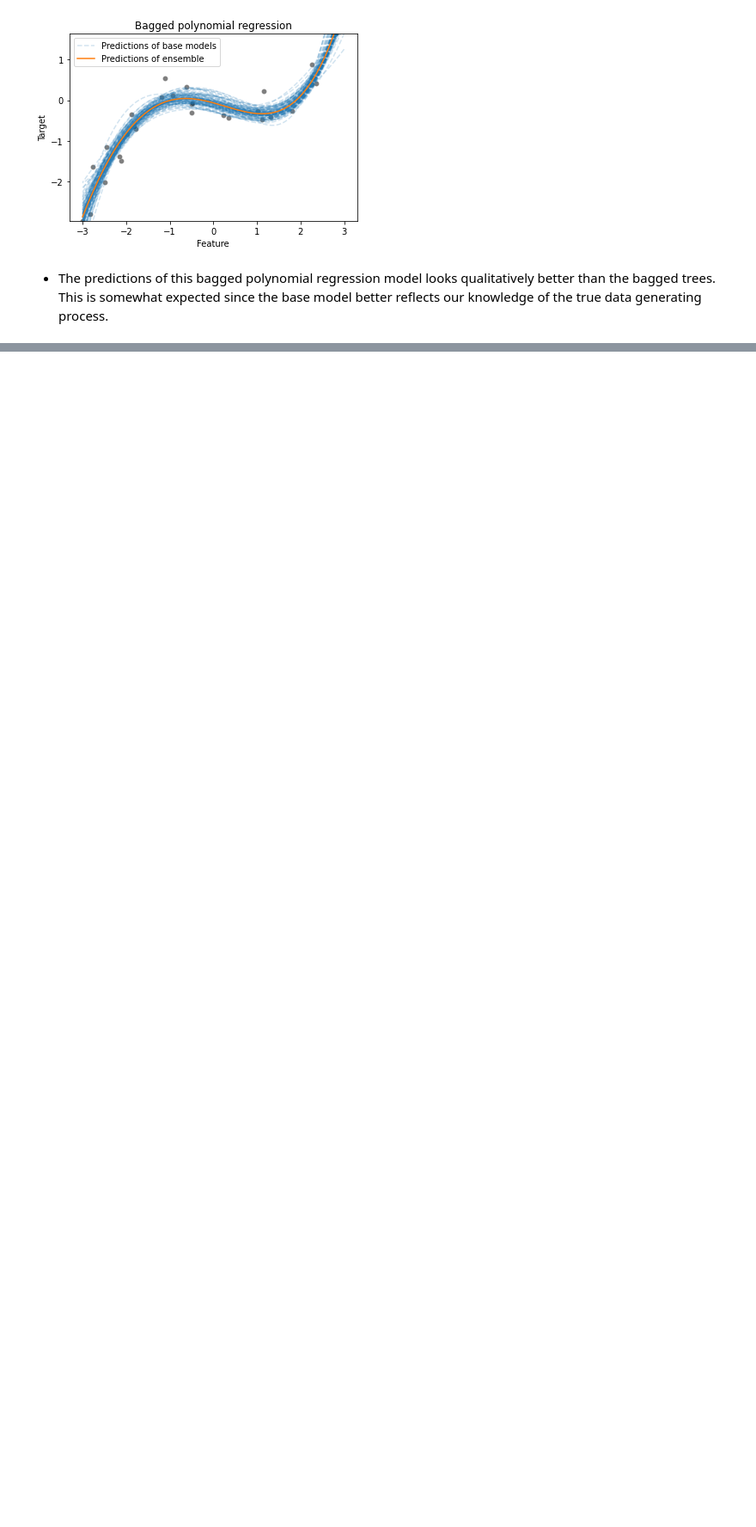
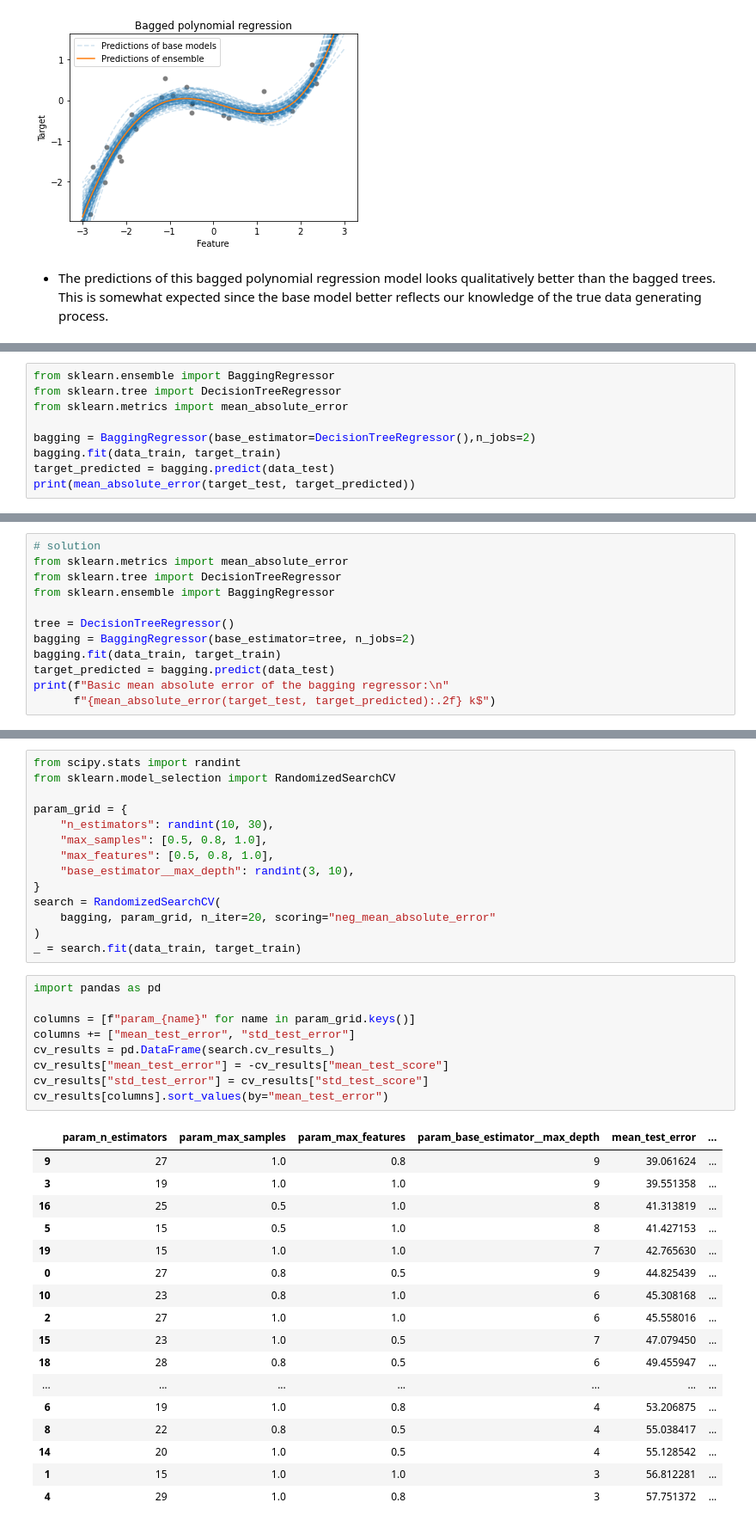
Before and after one commit to yangoos57/dataStudy, a Jupyter notebook: ML/[inria] scikit-learn course/M06_02 Bagging .ipynb, the cells around one changed output, grey strips where cells are left out. Shown at 86% size. Drawn from its saved outputs; the diff is of its cells as text; blank space fills up the shorter version.

```diff
--- a/ML/[inria] scikit-learn course/M06_02 Bagging .ipynb
+++ b/ML/[inria] scikit-learn course/M06_02 Bagging .ipynb
@@ -233,0 +244,9 @@ _ = plt.title("Bagged polynomial regression")
+# %%
+from sklearn.ensemble import BaggingRegressor
+from sklearn.tree import DecisionTreeRegressor
+from sklearn.metrics import mean_absolute_error
+
+bagging = BaggingRegressor(base_estimator=DecisionTreeRegressor(),n_jobs=2)
+bagging.fit(data_train, target_train)
+target_predicted = bagging.predict(data_test)
+print(mean_absolute_error(target_test, target_predicted))
@@ -233,0 +255,12 @@ _ = plt.title("Bagged polynomial regression")
+# %%
+# solution
+from sklearn.metrics import mean_absolute_error
+from sklearn.tree import DecisionTreeRegressor
+from sklearn.ensemble import BaggingRegressor
+
+tree = DecisionTreeRegressor()
+bagging = BaggingRegressor(base_estimator=tree, n_jobs=2)
+bagging.fit(data_train, target_train)
+target_predicted = bagging.predict(data_test)
+print(f"Basic mean absolute error of the bagging regressor:\n"
+      f"{mean_absolute_error(target_test, target_predicted):.2f} k$")
@@ -233,0 +270,41 @@ _ = plt.title("Bagged polynomial regression")
+# %%
+from scipy.stats import randint
+from sklearn.model_selection import RandomizedSearchCV
+
+param_grid = {
+    "n_estimators": randint(10, 30),
+    "max_samples": [0.5, 0.8, 1.0],
+    "max_features": [0.5, 0.8, 1.0],
+    "base_estimator__max_depth": randint(3, 10),
+}
+search = RandomizedSearchCV(
+    bagging, param_grid, n_iter=20, scoring="neg_mean_absolute_error"
+)
+_ = search.fit(data_train, target_train)
+# %%
+import pandas as pd
+
+columns = [f"param_{name}" for name in param_grid.keys()]
+columns += ["mean_test_error", "std_test_error"]
+cv_results = pd.DataFrame(search.cv_results_)
+cv_results["mean_test_error"] = -cv_results["mean_test_score"]
+cv_results["std_test_error"] = cv_results["std_test_score"]
+cv_results[columns].sort_values(by="mean_test_error")
+# %% [output]
+|  | param_n_estimators | param_max_samples | param_max_features | param_base_estimator__max_depth | mean_test_error | ... |
+| 9 | 27 | 1.0 | 0.8 | 9 | 39.061624 | ... |
+| 3 | 19 | 1.0 | 1.0 | 9 | 39.551358 | ... |
+| 16 | 25 | 0.5 | 1.0 | 8 | 41.313819 | ... |
+| 5 | 15 | 0.5 | 1.0 | 8 | 41.427153 | ... |
+| 19 | 15 | 1.0 | 1.0 | 7 | 42.765630 | ... |
+| 0 | 27 | 0.8 | 0.5 | 9 | 44.825439 | ... |
+| 10 | 23 | 0.8 | 1.0 | 6 | 45.308168 | ... |
+| 2 | 27 | 1.0 | 1.0 | 6 | 45.558016 | ... |
+| 15 | 23 | 1.0 | 0.5 | 7 | 47.079450 | ... |
+| 18 | 28 | 0.8 | 0.5 | 6 | 49.455947 | ... |
+| ... | ... | ... | ... | ... | ... | ... |
+| 6 | 19 | 1.0 | 0.8 | 4 | 53.206875 | ... |
+| 8 | 22 | 0.8 | 0.5 | 4 | 55.038417 | ... |
+| 14 | 20 | 1.0 | 0.5 | 4 | 55.128542 | ... |
+| 1 | 15 | 1.0 | 1.0 | 3 | 56.812281 | ... |
+| 4 | 29 | 1.0 | 0.8 | 3 | 57.751372 | ... |
```
Also changed, not shown: parts of 5 cells of this notebook, 3 other files.
